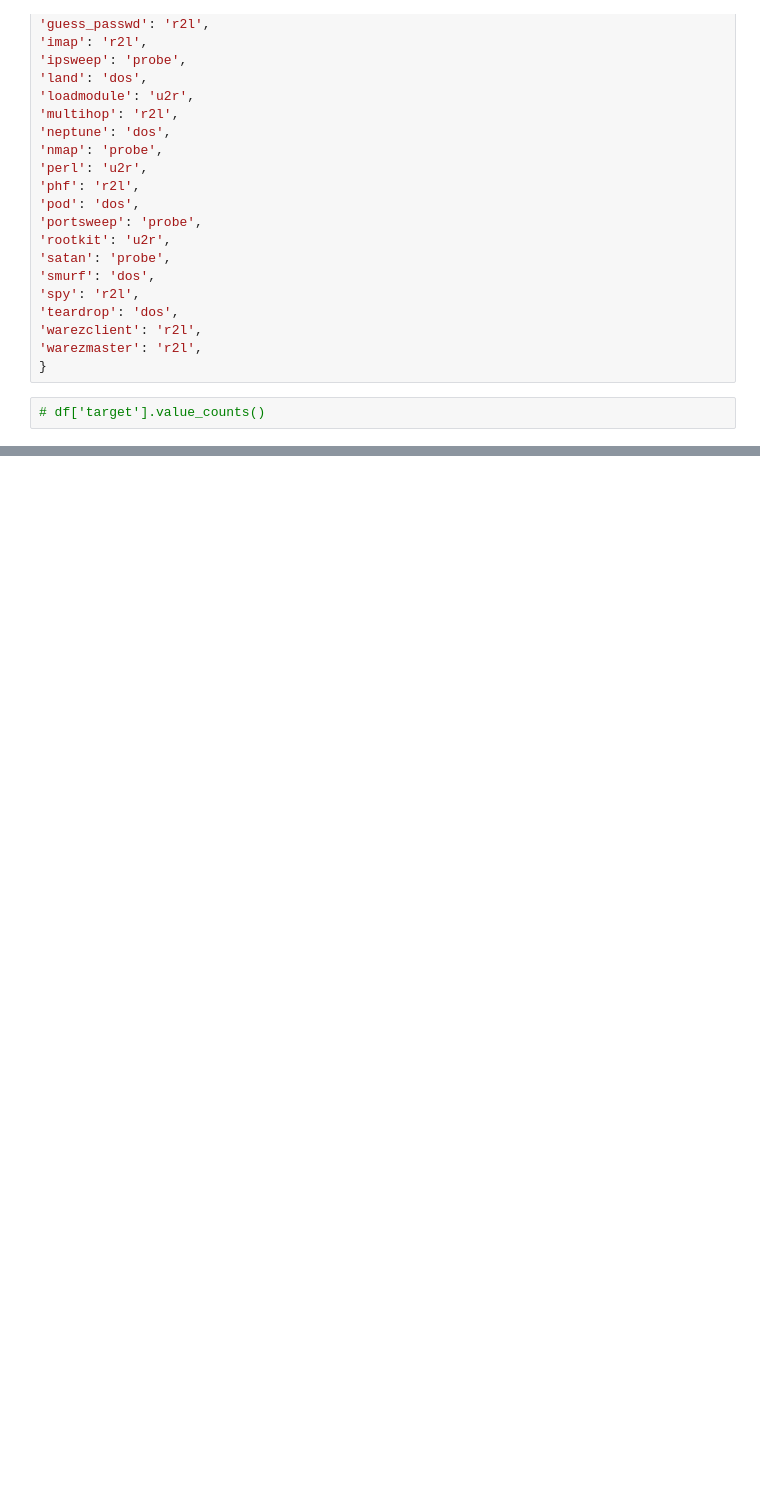
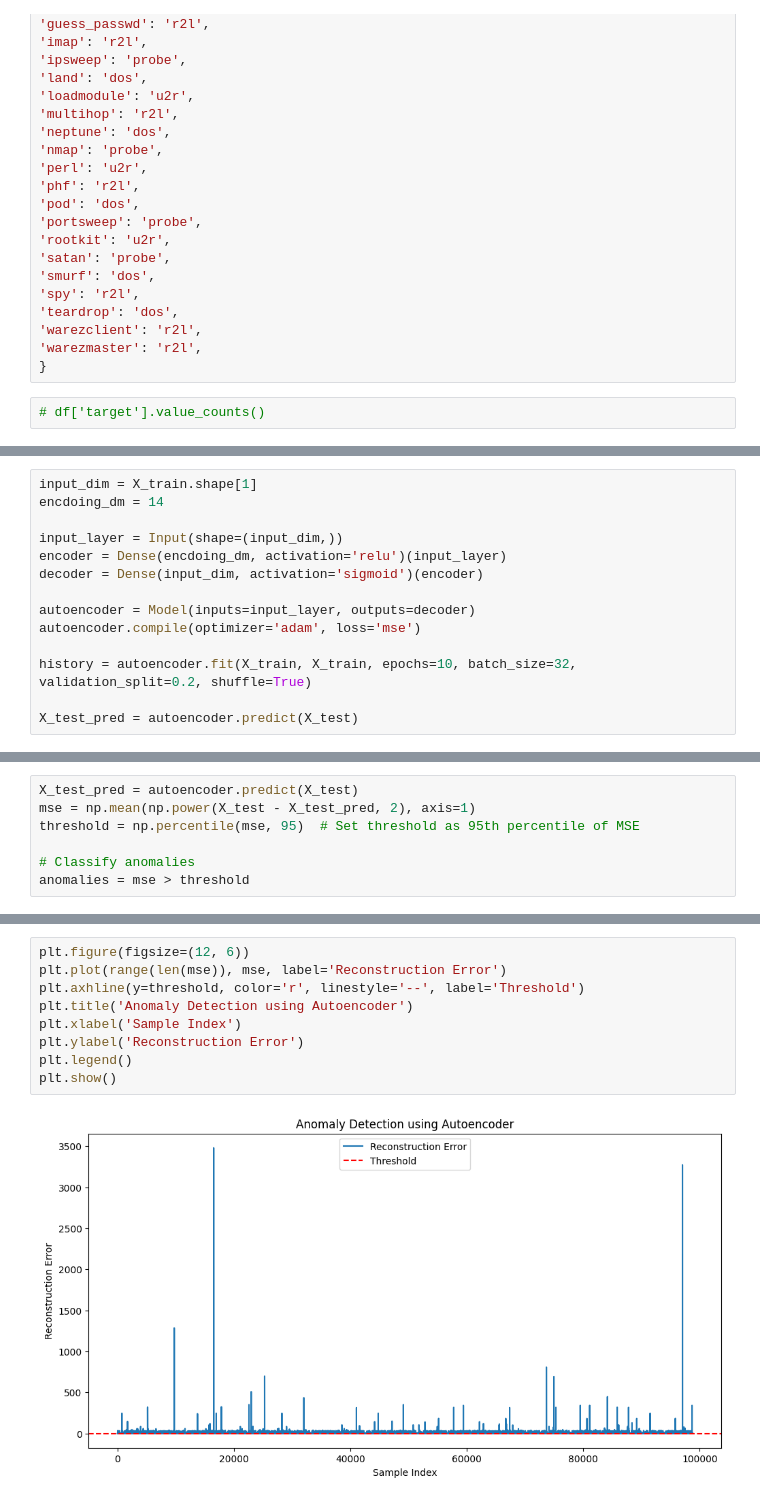
Before and after one commit to adhi1911/ML_Projects, a Jupyter notebook: Animoly_Detection/main.ipynb, the cells around one changed output, grey strips where cells are left out. Drawn from its saved outputs; the diff is of its cells as text; blank space fills up the shorter version.

```diff
--- a/Animoly_Detection/main.ipynb
+++ b/Animoly_Detection/main.ipynb
@@ -123,0 +202,14 @@ Attack Type                     object
+# %%
+input_dim = X_train.shape[1]
+encdoing_dm = 14
+
+input_layer = Input(shape=(input_dim,))
+encoder = Dense(encdoing_dm, activation='relu')(input_layer)
+decoder = Dense(input_dim, activation='sigmoid')(encoder)
+
+autoencoder = Model(inputs=input_layer, outputs=decoder)
+autoencoder.compile(optimizer='adam', loss='mse')
+
+history = autoencoder.fit(X_train, X_train, epochs=10, batch_size=32, validation_split=0.2, shuffle=True)
+
+X_test_pred = autoencoder.predict(X_test)
@@ -123,0 +235,7 @@ Attack Type                     object
+# %%
+X_test_pred = autoencoder.predict(X_test)
+mse = np.mean(np.power(X_test - X_test_pred, 2), axis=1)
+threshold = np.percentile(mse, 95)  # Set threshold as 95th percentile of MSE
+
+# Classify anomalies
+anomalies = mse > threshold
@@ -123,0 +244,11 @@ Attack Type                     object
+# %%
+plt.figure(figsize=(12, 6))
+plt.plot(range(len(mse)), mse, label='Reconstruction Error')
+plt.axhline(y=threshold, color='r', linestyle='--', label='Threshold')
+plt.title('Anomaly Detection using Autoencoder')
+plt.xlabel('Sample Index')
+plt.ylabel('Reconstruction Error')
+plt.legend()
+plt.show()
+# %% [output]
+[figure, added]
```
Also changed, not shown: parts of 26 cells of this notebook.
